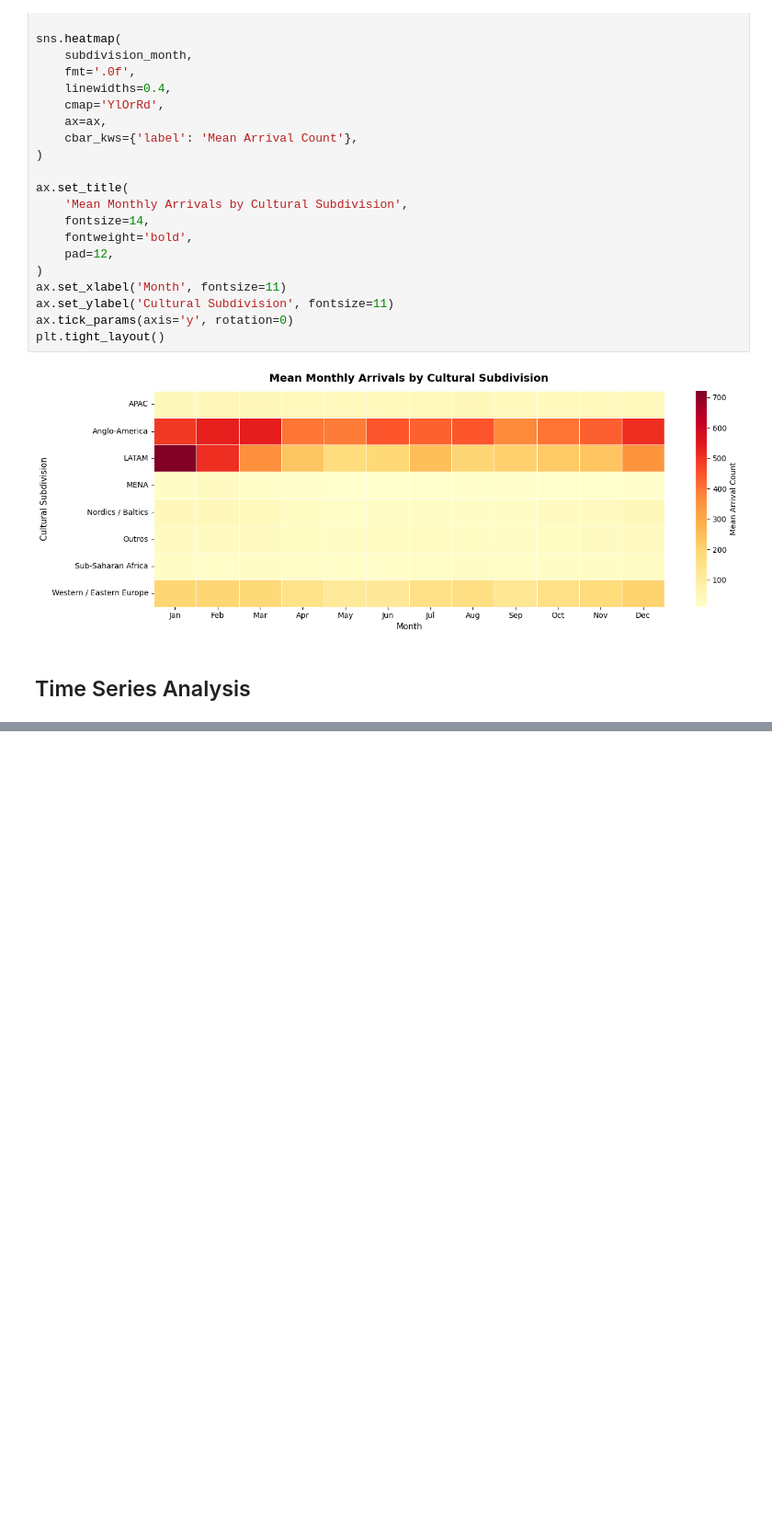
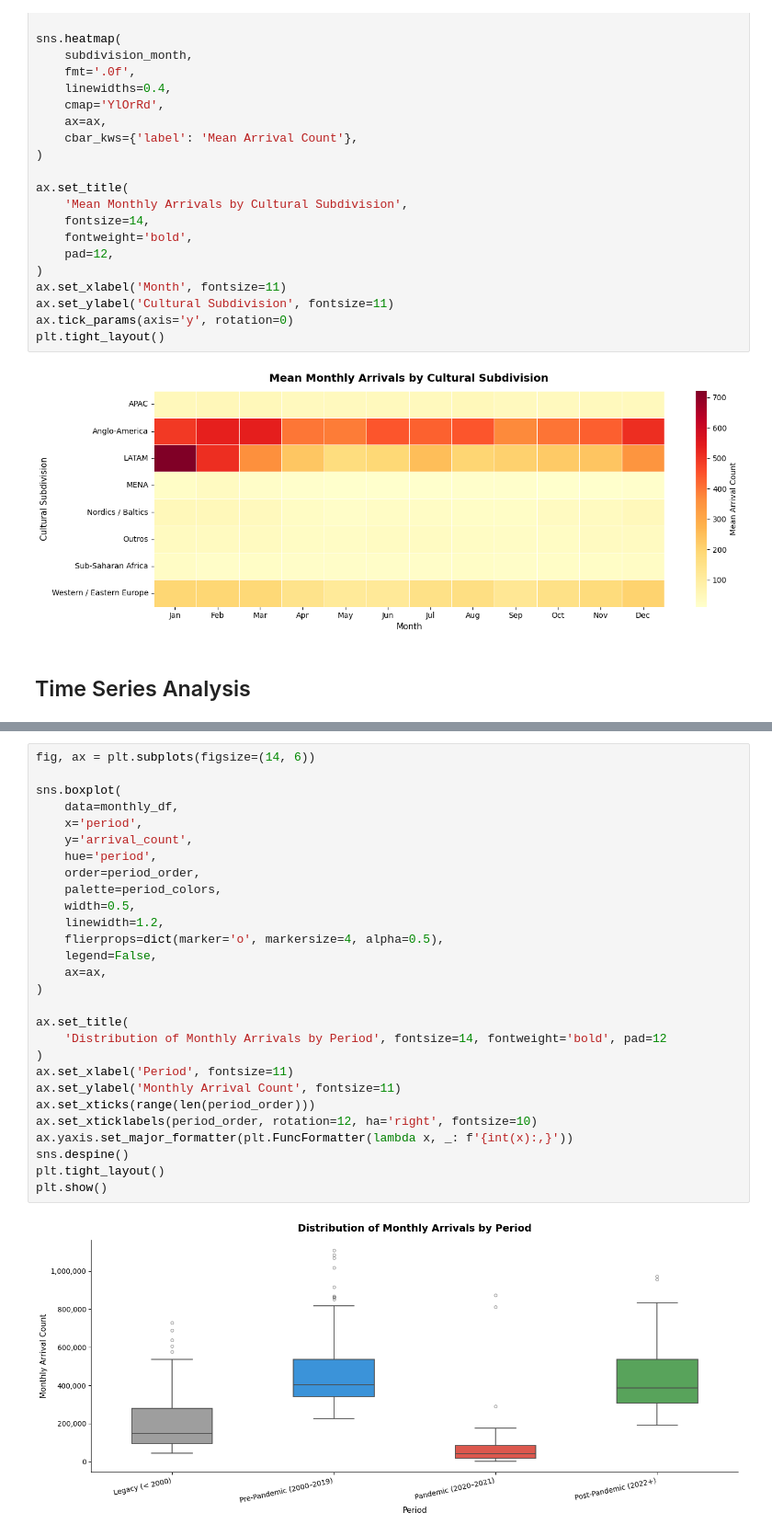
Before and after one commit to Gbrlmoraes/brazil_tourism_forecasting_benchmark, a Jupyter notebook: notebooks/3_exploratory_data_analysis.ipynb, the cells around one changed output, grey strips where cells are left out. Shown at 92% size. Cells and saved outputs as stored; diff of their text form; blank space fills up the shorter version.

```diff
--- a/notebooks/3_exploratory_data_analysis.ipynb
+++ b/notebooks/3_exploratory_data_analysis.ipynb
@@ -758,0 +871,30 @@ plt.tight_layout()
+# %%
+fig, ax = plt.subplots(figsize=(14, 6))
+
+sns.boxplot(
+    data=monthly_df,
+    x='period',
+    y='arrival_count',
+    hue='period',
+    order=period_order,
+    palette=period_colors,
+    width=0.5,
+    linewidth=1.2,
+    flierprops=dict(marker='o', markersize=4, alpha=0.5),
+    legend=False,
+    ax=ax,
+)
+
+ax.set_title(
+    'Distribution of Monthly Arrivals by Period', fontsize=14, fontweight='bold', pad=12
+)
+ax.set_xlabel('Period', fontsize=11)
+ax.set_ylabel('Monthly Arrival Count', fontsize=11)
+ax.set_xticks(range(len(period_order)))
+ax.set_xticklabels(period_order, rotation=12, ha='right', fontsize=10)
+ax.yaxis.set_major_formatter(plt.FuncFormatter(lambda x, _: f'{int(x):,}'))
+sns.despine()
+plt.tight_layout()
+plt.show()
+# %% [output]
+[figure, added]
```
Also changed, not shown: parts of 18 cells of this notebook.
